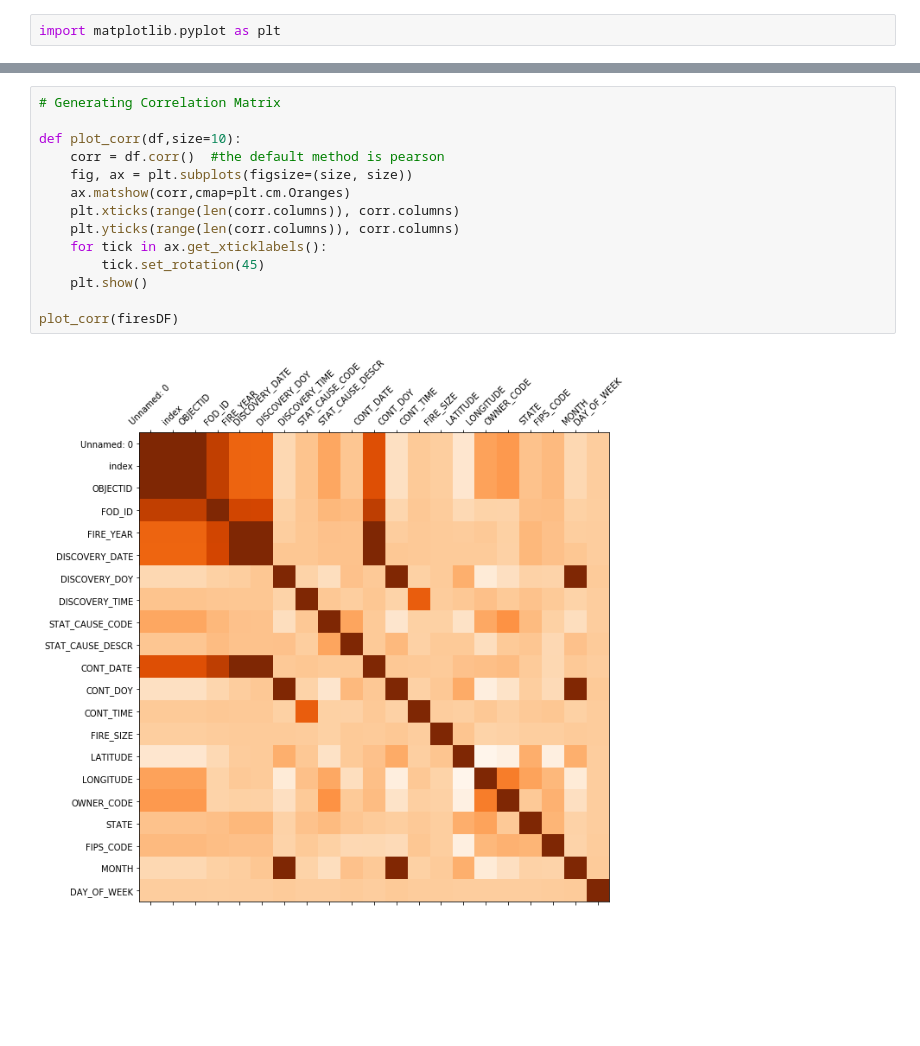
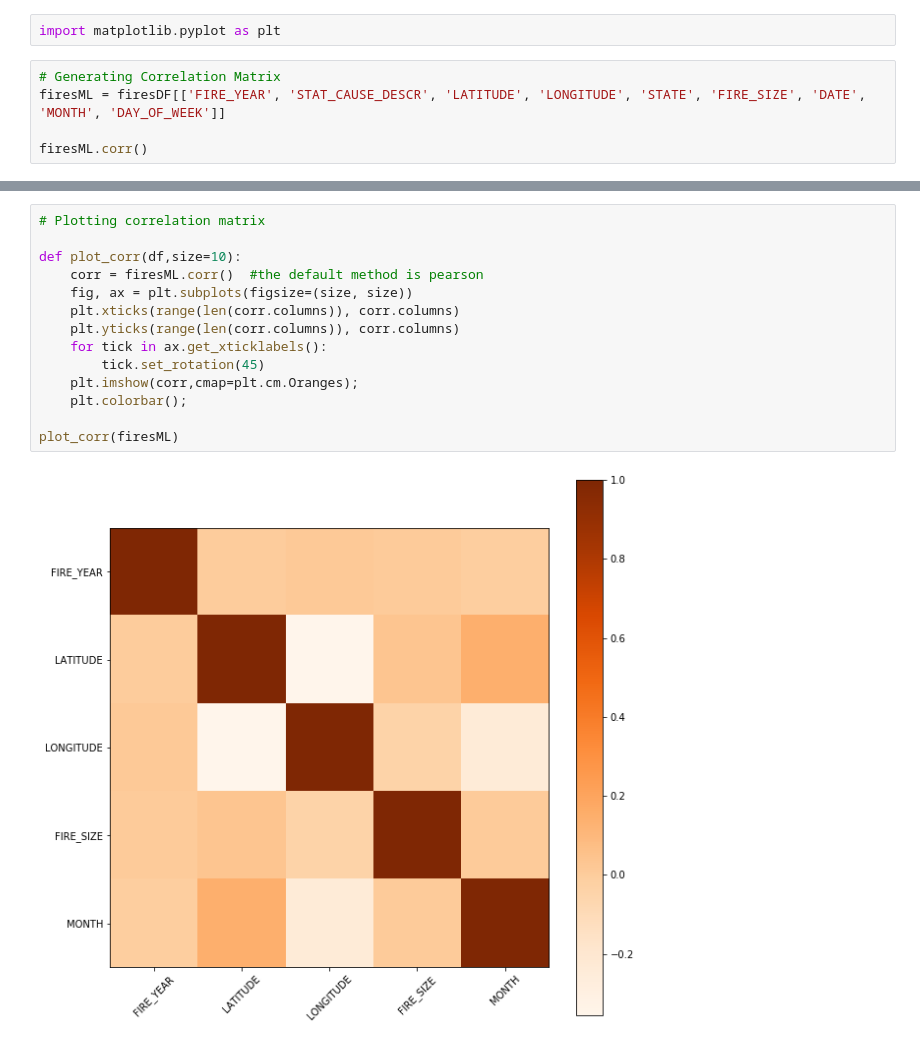
Before and after one commit to SidBambah/Wildfire-Prediction-Visualization-ML, a Jupyter notebook: notebooks/Wildfire Exploratory Analysis.ipynb, the cells around one changed output, grey strips where cells are left out. Saved outputs shown, nothing was run; the diff lists cells and outputs as text; blank space fills up the shorter version.

```diff
--- a/notebooks/Wildfire Exploratory Analysis.ipynb
+++ b/notebooks/Wildfire Exploratory Analysis.ipynb
@@ -60,2 +68,7 @@ firesDF.plot(kind='scatter',x='LONGITUDE',y='LATITUDE',color='green',alpha=0.3)
 # %%
 import matplotlib.pyplot as plt
+# %%
+# Generating Correlation Matrix
+firesML = firesDF[['FIRE_YEAR', 'STAT_CAUSE_DESCR', 'LATITUDE', 'LONGITUDE', 'STATE', 'FIRE_SIZE', 'DATE', 'MONTH', 'DAY_OF_WEEK']]
+
+firesML.corr()
@@ -62,16 +82,16 @@ import matplotlib.pyplot as plt
 # %%
-# Generating Correlation Matrix
+# Plotting correlation matrix
 
 def plot_corr(df,size=10):
-    corr = df.corr()  #the default method is pearson
+    corr = firesML.corr()  #the default method is pearson
     fig, ax = plt.subplots(figsize=(size, size))
-    ax.matshow(corr,cmap=plt.cm.Oranges)
     plt.xticks(range(len(corr.columns)), corr.columns)
     plt.yticks(range(len(corr.columns)), corr.columns)
     for tick in ax.get_xticklabels():
         tick.set_rotation(45)
-    plt.show()
+    plt.imshow(corr,cmap=plt.cm.Oranges);
+    plt.colorbar();
 
-plot_corr(firesDF)
+plot_corr(firesML)
 # %% [output]
-[figure, old version]
+[figure, new version]
```
Also changed, not shown: parts of 13 cells of this notebook, 4 other files.
